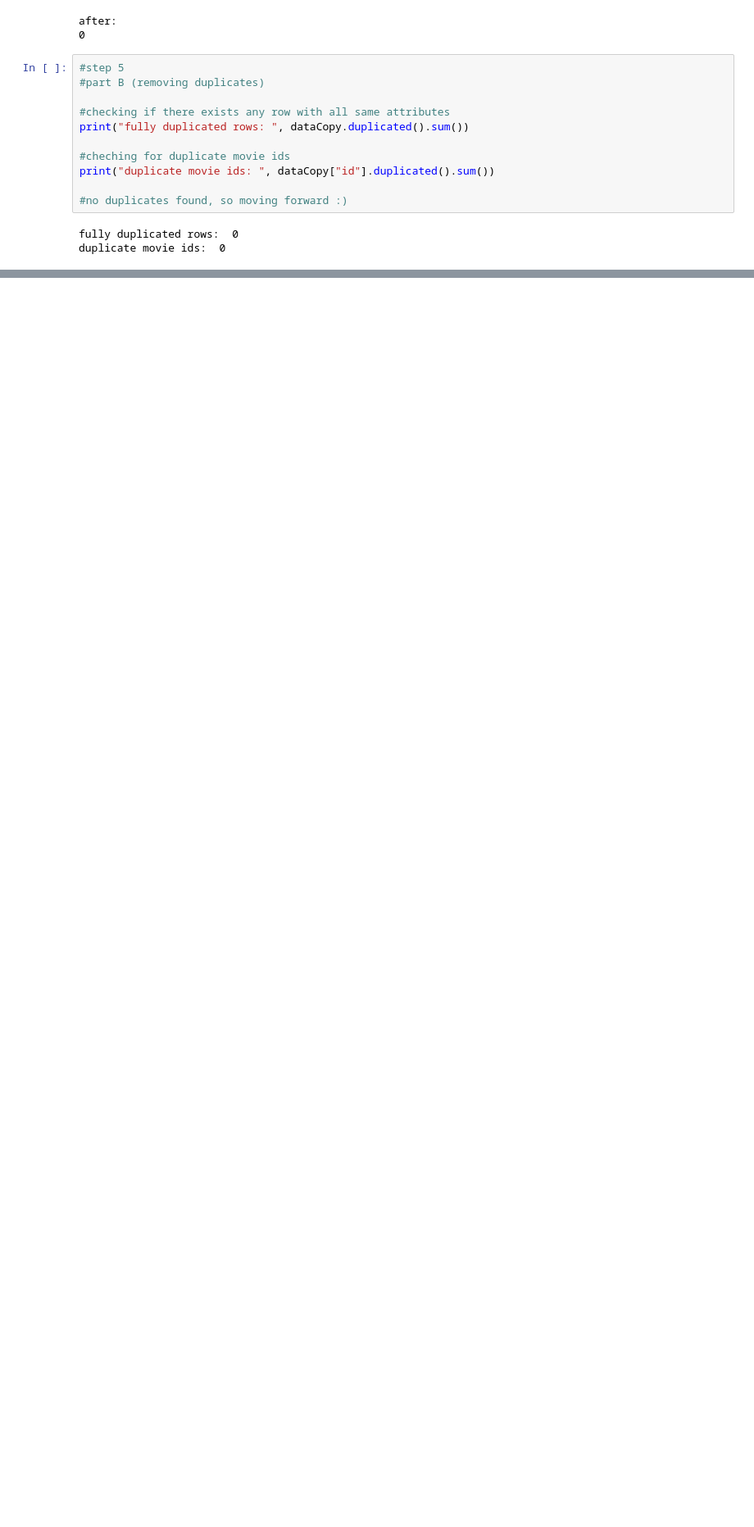
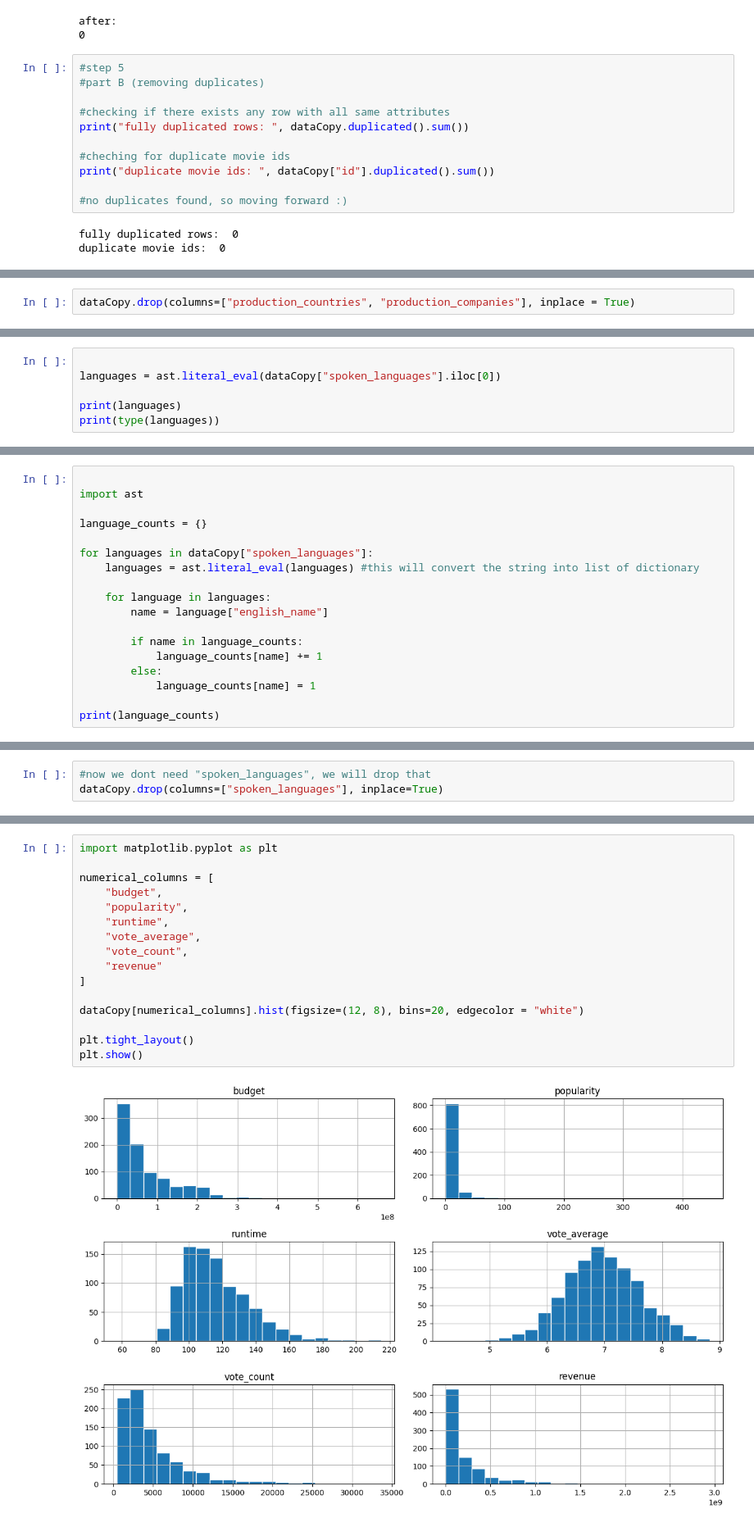
Before and after one commit to ZainabSultan2005/MLmodels, a Jupyter notebook: Copy_of_PAI_Project.ipynb, the cells around one changed output, grey strips where cells are left out. Shown at 82% size. Saved outputs shown, nothing was run; the diff lists cells and outputs as text; blank space fills up the shorter version.

```diff
--- a/Copy_of_PAI_Project.ipynb
+++ b/Copy_of_PAI_Project.ipynb
@@ -582,0 +832,2 @@ encoder = OneHotEncoder()
+# %%
+dataCopy.drop(columns=["production_countries", "production_companies"], inplace = True)
@@ -582,0 +888,6 @@ encoder = OneHotEncoder()
+# %%
+
+languages = ast.literal_eval(dataCopy["spoken_languages"].iloc[0])
+
+print(languages)
+print(type(languages))
@@ -582,0 +897,18 @@ encoder = OneHotEncoder()
+# %%
+
+import ast
+
+language_counts = {}
+
+for languages in dataCopy["spoken_languages"]:
+    languages = ast.literal_eval(languages) #this will convert the string into list of dictionary
+
+    for language in languages:
+        name = language["english_name"]
+
+        if name in language_counts:
+            language_counts[name] += 1
+        else:
+            language_counts[name] = 1
+
+print(language_counts)
@@ -582,0 +960,3 @@ encoder = OneHotEncoder()
+# %%
+#now we dont need "spoken_languages", we will drop that
+dataCopy.drop(columns=["spoken_languages"], inplace=True)
@@ -582,0 +1007,18 @@ encoder = OneHotEncoder()
+# %%
+import matplotlib.pyplot as plt
+
+numerical_columns = [
+    "budget",
+    "popularity",
+    "runtime",
+    "vote_average",
+    "vote_count",
+    "revenue"
+]
+
+dataCopy[numerical_columns].hist(figsize=(12, 8), bins=20, edgecolor = "white")
+
+plt.tight_layout()
+plt.show()
+# %% [output]
+[figure, added]
```
Also changed, not shown: parts of 66 cells of this notebook.
